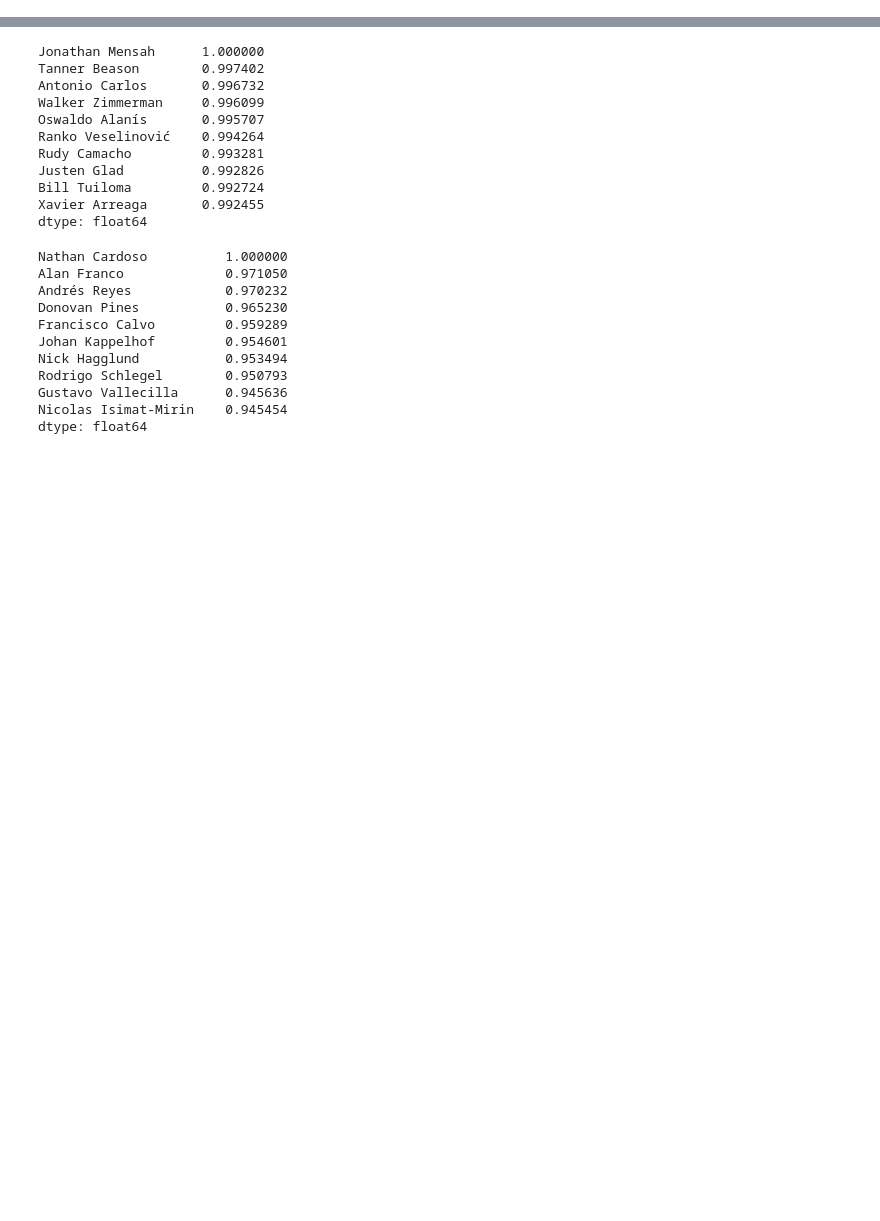
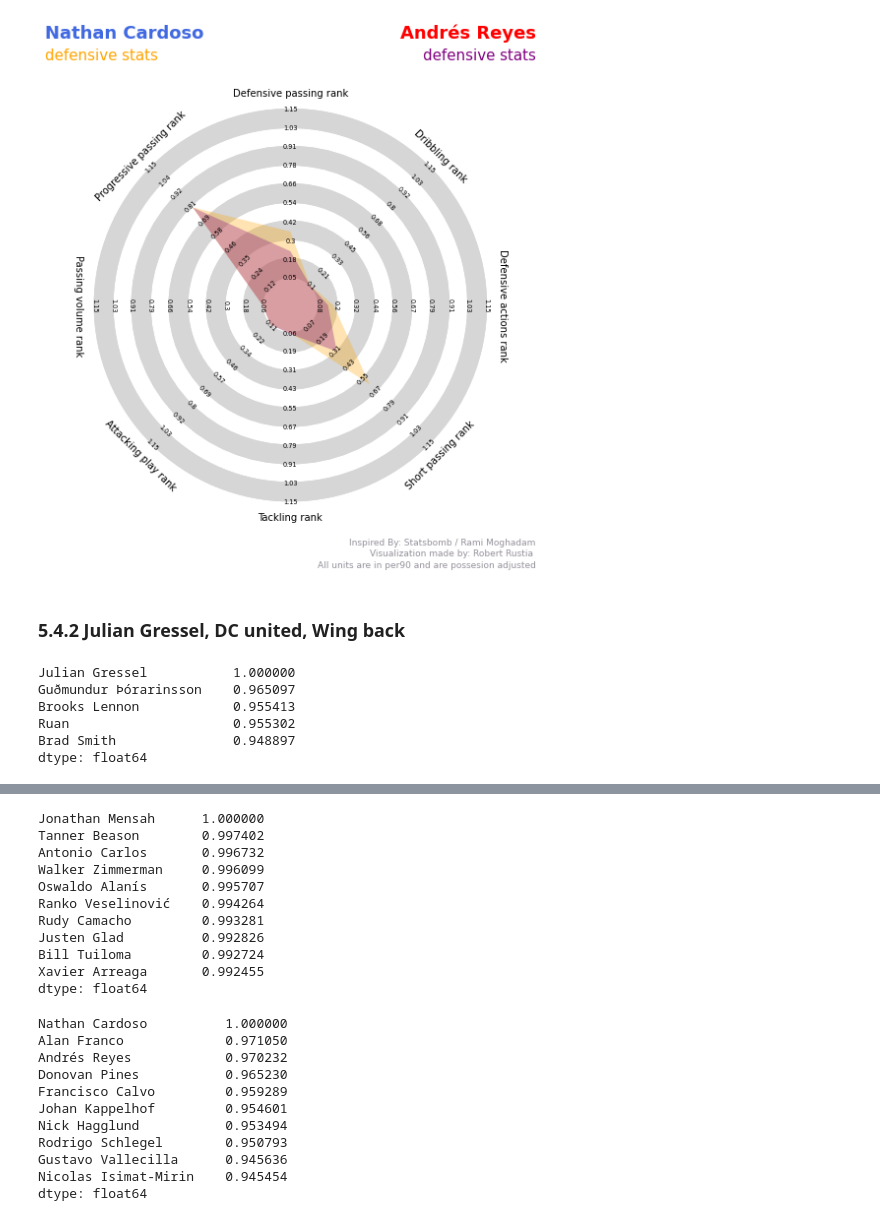
Before and after one commit to misterrustia/MLS_clustering_Captsone, a Jupyter notebook: notebooks/5_modeling.ipynb, the cells around one changed output, grey strips where cells are left out. Cells and saved outputs as stored; diff of their text form; code cells hidden in the pictures; blank space fills up the shorter version.

```diff
--- a/notebooks/5_modeling.ipynb
+++ b/notebooks/5_modeling.ipynb
@@ -438,0 +52,6 @@ dtype: float64
+# %%
+## load data
+X = pd.read_csv('../data/NMF_X.csv')
+X.index= X['player_name'].values
+X.drop('player_name',axis=1,inplace=True)
+X.head()
@@ -438,0 +187,20 @@ dtype: float64
+# %%
+radar_compare('Nathan Cardoso','Andrés Reyes',ranks,dfw)
+# %% [output]
+[figure, added]
+# %% [markdown]
+### 5.4.2 Julian Gressel, DC united, Wing back
+# %%
+JG = normed_df.loc['Julian Gressel']
+# use .dot to get cosine simularity
+sims = normed_df.dot(JG)
+
+# players with closest angle to Nathan Cardoso
+sims.nlargest(5)
+# %% [output]
+Julian Gressel           1.000000
+Guðmundur Þórarinsson    0.965097
+Brooks Lennon            0.955413
+Ruan                     0.955302
+Brad Smith               0.948897
+dtype: float64
```
Also changed, not shown: parts of 59 cells of this notebook, 5 other files.
